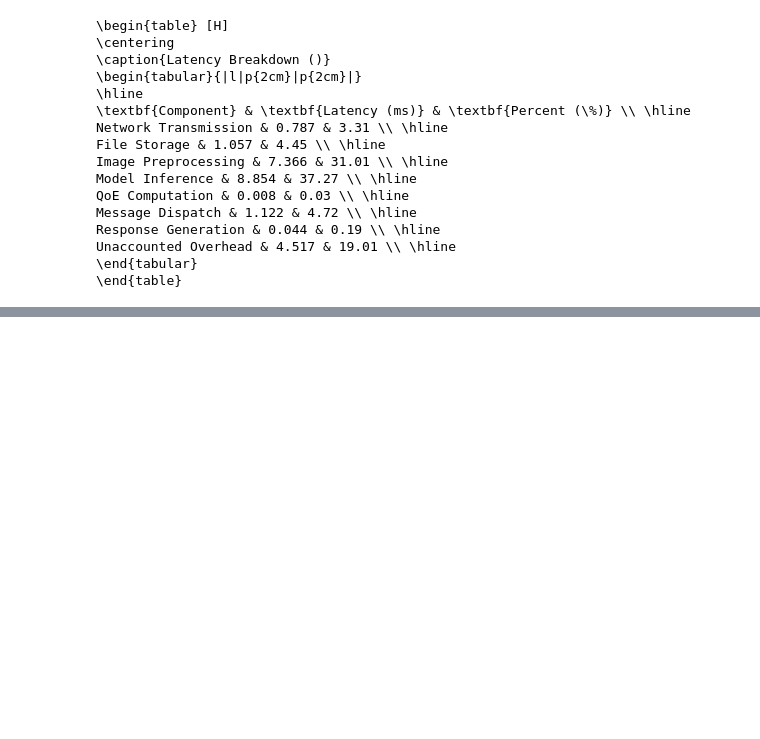
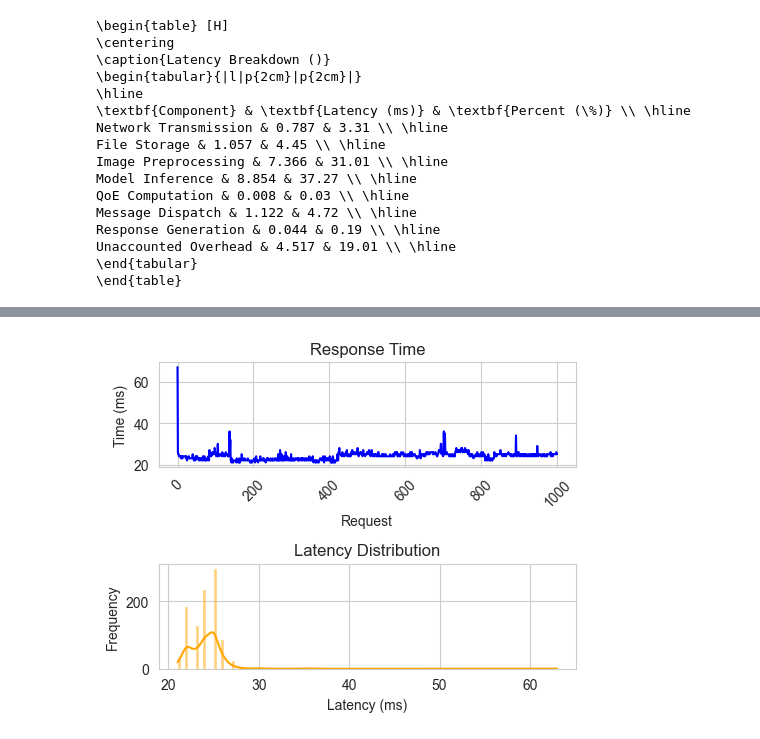
Before and after one commit to Data-to-Insight-Center/ckn-edge-optimization, a Jupyter notebook: results/analysis.ipynb, the cells around one changed output, grey strips where cells are left out. Saved outputs shown, nothing was run; the diff lists cells and outputs as text; code cells hidden in the pictures; blank space fills up the shorter version.

Commit message:
benchmarking using jmeter

```diff
--- a/results/analysis.ipynb
+++ b/results/analysis.ipynb
@@ -99,0 +131,7 @@ dtype: float64
+# %%
+import pandas as pd
+
+df = pd.read_csv("jmeter_fastapi.csv")
+total_time = df["timeStamp"].iloc[-1] - df["timeStamp"].iloc[0]
+rps = (1000 / total_time) * 1000
+rps
@@ -99,0 +156,24 @@ dtype: float64
+# %%
+import matplotlib.pyplot as plt
+import seaborn as sns
+import pandas as pd
+
+fig, axes = plt.subplots(2, 1, figsize=(5, 4))
+
+# Plot Response Time vs Request
+axes[0].plot(df['elapsed'], label="Response Time per Request", color='blue')
+axes[0].set_xlabel("Request")
+axes[0].set_ylabel("Time (ms)")
+axes[0].set_title("Response Time")
+axes[0].tick_params(axis='x', rotation=45)
+
+# Plot Latency Distribution
+sns.histplot(df['Latency'], kde=True, color='orange', ax=axes[1])
+axes[1].set_xlabel("Latency (ms)")
+axes[1].set_ylabel("Frequency")
+axes[1].set_title("Latency Distribution")
+
+plt.tight_layout()
+plt.show()
+# %% [output]
+[figure, added]
```
Also changed, not shown: parts of 4 cells of this notebook, 7 other files.
